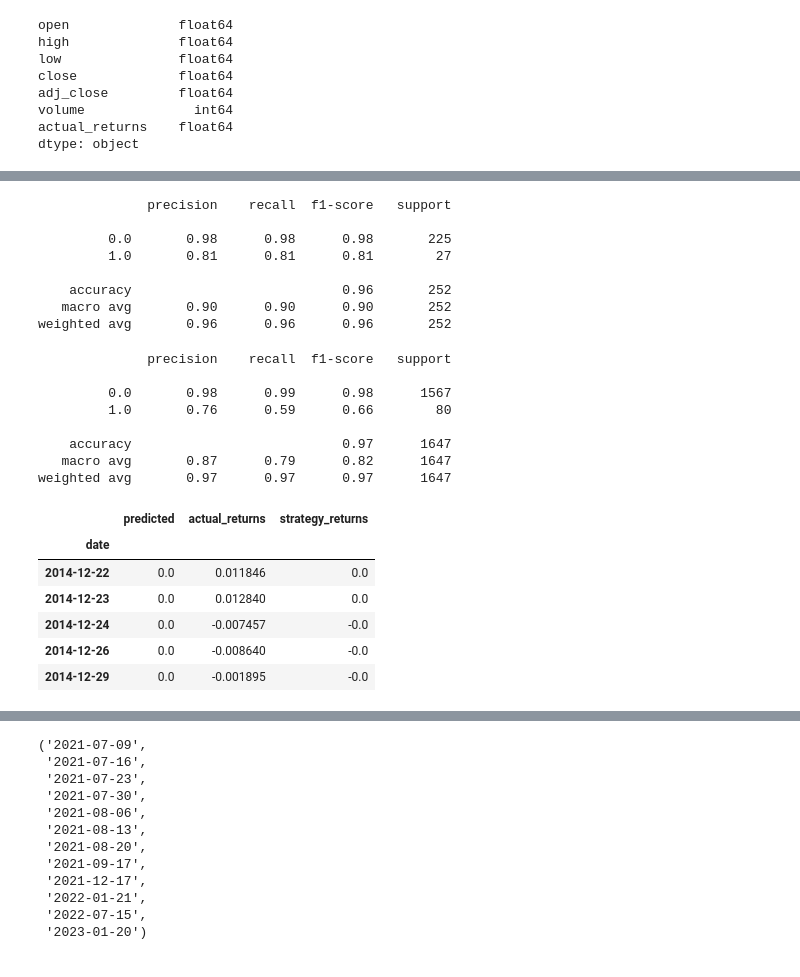
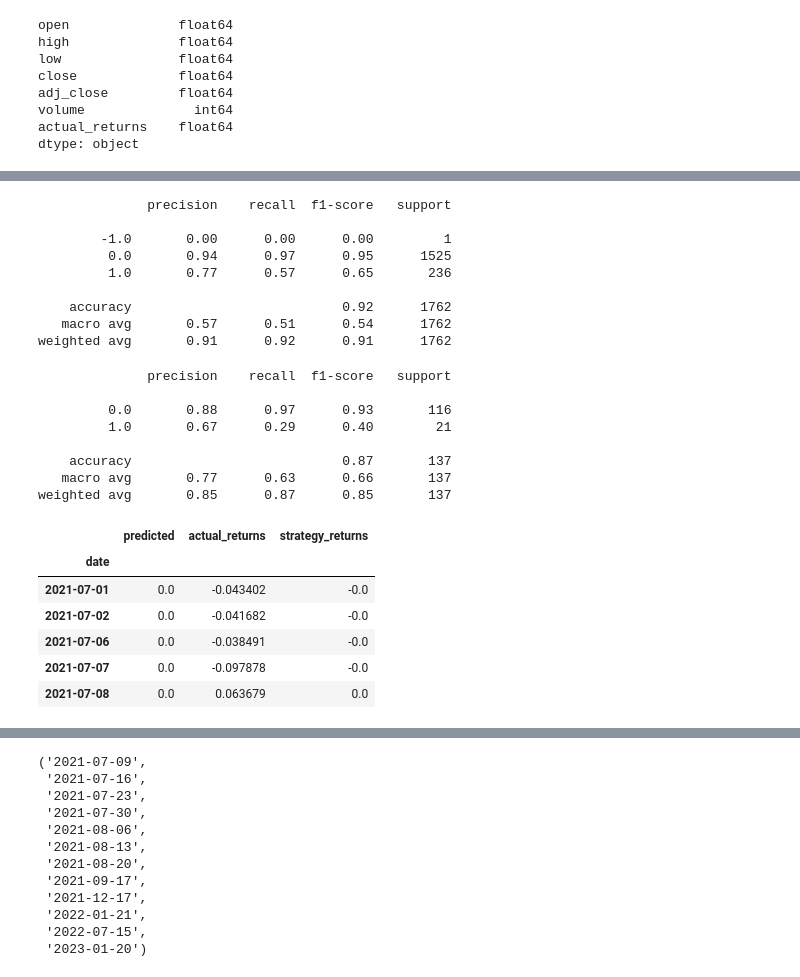
Before and after one commit to JonahLeggett/ML_Algo_Options_Trading, a Jupyter notebook: amc.ipynb, the cells around one changed output, grey strips where cells are left out. Cells and saved outputs as stored; diff of their text form; code cells hidden in the pictures.

```diff
--- a/amc.ipynb
+++ b/amc.ipynb
@@ -78,12 +78,13 @@ amc_data.head()
 | 2013-12-24 | 19.740000 | 19.82 | 19.500000 | 19.530001 | 14.046525 | 213700 | -0.010638 | 76.716621 | 41.882592 | 0.022964 | ... |
 | 2013-12-26 | 19.549999 | 19.90 | 19.350000 | 19.780001 | 14.226334 | 416500 | 0.012801 | 82.069104 | 54.615433 | 0.029776 | ... |
 # %%
-X = amc_data[['RSI', 'CCI']].shift().dropna().copy()
+X = amc_data[['RSI', 'CCI', 'MACD', 'MACD_Signal']].shift().dropna().copy()
 # %%
 amc_data['signal'] = 0.0
-amc_data.loc[(amc_data['RSI'] >= 70) & (amc_data['CCI'] >=100) & (amc_data['MACD'] >=amc_data['MACD_Signal'] ), 'signal'] = 1
 
-#amc_data.loc[(amc_data['actual_returns'] < 0), 'signal'] = -1
+amc_data.loc[(amc_data['RSI'] <= 70) & (amc_data['CCI'] >= 100) & (amc_data['MACD'] > amc_data['MACD_Signal'] ), 'signal'] = 1
+amc_data.loc[(amc_data['RSI'] > 70) & (amc_data['CCI'] < 100) & (amc_data['MACD'] < amc_data['MACD_Signal'] ), 'signal'] = -1
+
 amc_data.head()
 # %% [output]
 |  | open | high | low | close | adj_close | volume | actual_returns | RSI | CCI | MACD | ... |
@@ -101,7 +102,7 @@ y = amc_data['signal']
 amc_data['strategy_returns'] = amc_data['actual_returns'] * amc_data['signal'].shift()
 # %%
 training_begin = X.index.min()
-training_end = training_begin + DateOffset(months=12)
+training_end = training_begin + DateOffset(years=7)
 X_train = X.loc[training_begin:training_end]
 y_train = y.loc[training_begin:training_end]
 X_test = X.loc[training_end:]
@@ -124,38 +129,39 @@ print(svm_training_report)
 # %% [output]
               precision    recall  f1-score   support
 
-         0.0       0.98      0.98      0.98       225
-         1.0       0.81      0.81      0.81        27
+        -1.0       0.00      0.00      0.00         1
+         0.0       0.94      0.97      0.95      1525
+         1.0       0.77      0.57      0.65       236
 
-    accuracy                           0.96       252
-   macro avg       0.90      0.90      0.90       252
-weighted avg       0.96      0.96      0.96       252
+    accuracy                           0.92      1762
+   macro avg       0.57      0.51      0.54      1762
+weighted avg       0.91      0.92      0.91      1762
 # %%
 svm_testing_report = classification_report(y_test, svm_test_predictions)
 print(svm_testing_report)
 # %% [output]
               precision    recall  f1-score   support
 
-         0.0       0.98      0.99      0.98      1567
-         1.0       0.76      0.59      0.66        80
+         0.0       0.88      0.97      0.93       116
+         1.0       0.67      0.29      0.40        21
 
-    accuracy                           0.97      1647
-   macro avg       0.87      0.79      0.82      1647
-weighted avg       0.97      0.97      0.97      1647
+    accuracy                           0.87       137
+   macro avg       0.77      0.63      0.66       137
+weighted avg       0.85      0.87      0.85       137
 # %%
 predictions_df = pd.DataFrame(index = X_test.index)
 predictions_df['predicted'] = svm_test_predictions
 predictions_df['actual_returns'] = amc_data['actual_returns']
 predictions_df['strategy_returns'] = (predictions_df['actual_returns'] * predictions_df['predicted'])
-predictions_df.head()
+predictions_df.tail()
 # %% [output]
 |  | predicted | actual_returns | strategy_returns |
 | date |  |  |  |
-| 2014-12-22 | 0.0 | 0.011846 | 0.0 |
-| 2014-12-23 | 0.0 | 0.012840 | 0.0 |
-| 2014-12-24 | 0.0 | -0.007457 | -0.0 |
-| 2014-12-26 | 0.0 | -0.008640 | -0.0 |
-| 2014-12-29 | 0.0 | -0.001895 | -0.0 |
+| 2021-07-01 | 0.0 | -0.043402 | -0.0 |
+| 2021-07-02 | 0.0 | -0.041682 | -0.0 |
+| 2021-07-06 | 0.0 | -0.038491 | -0.0 |
+| 2021-07-07 | 0.0 | -0.097878 | -0.0 |
+| 2021-07-08 | 0.0 | 0.063679 | 0.0 |
 # %%
 (1 + predictions_df[["actual_returns", "strategy_returns"]]).cumprod().hvplot()
 # %% [output]
```
Also changed, not shown: parts of 5 cells of this notebook.
